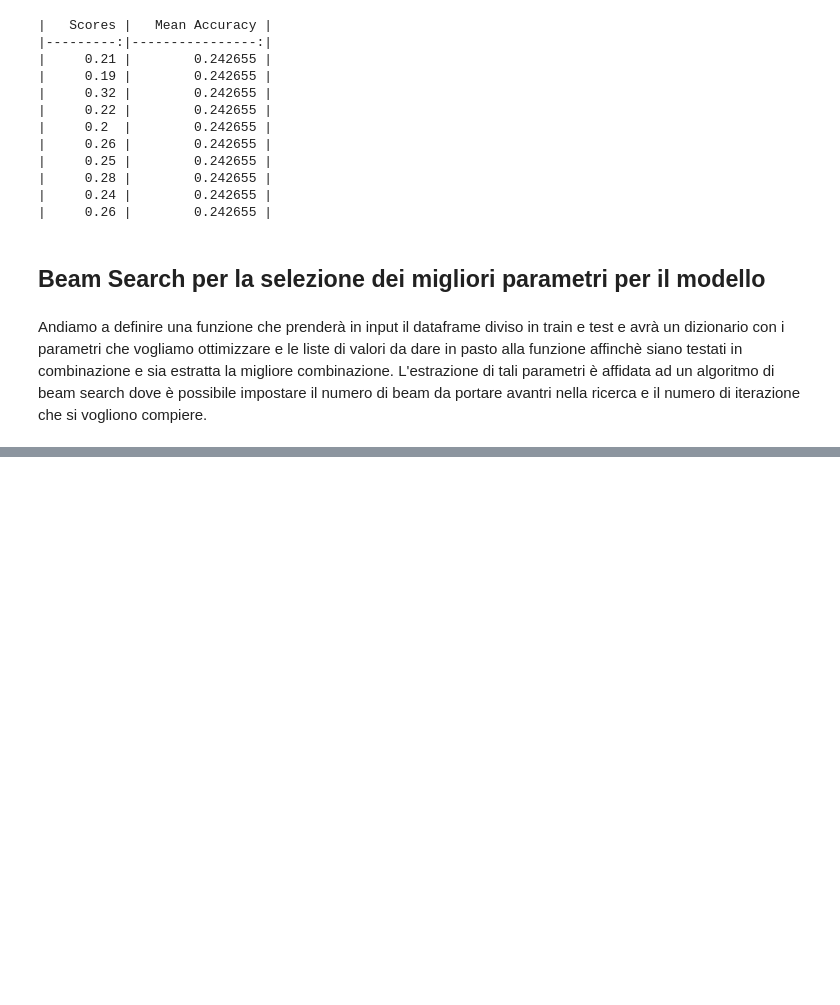
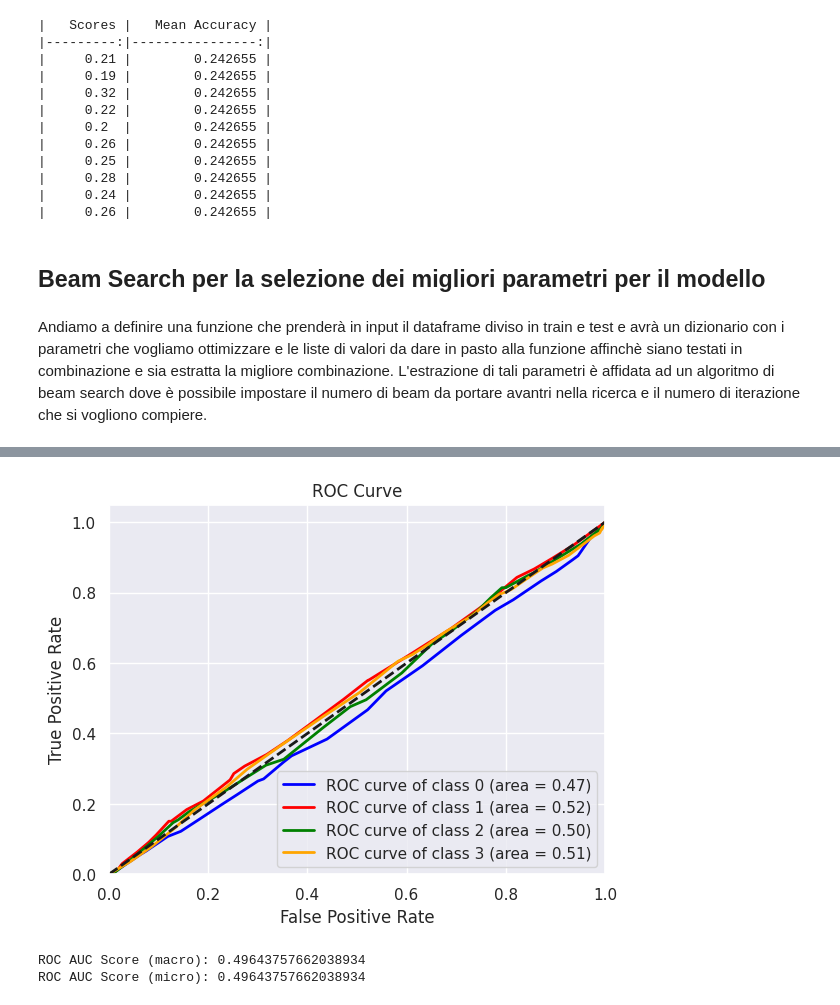
Before and after one commit to kozen88/HCV_DM23, a Jupyter notebook: PCA_e_addestramento_decisionTree_e_ottimizzazione.ipynb, the cells around one changed output, grey strips where cells are left out. Saved outputs shown, nothing was run; the diff lists cells and outputs as text; code cells hidden in the pictures; blank space fills up the shorter version.

```diff
--- a/PCA_e_addestramento_decisionTree_e_ottimizzazione.ipynb
+++ b/PCA_e_addestramento_decisionTree_e_ottimizzazione.ipynb
@@ -775,3 +987,13 @@ Accuratezza migliore: 0.23826714801444043
+# %%
+# istanziamo un nuovo modello di Decision Tree ottimale per effettuare le valutazioni con il roc_auc_score
+clf_DT4_ot = DecisionTreeClassifier(criterion='gini', splitter='best',  min_samples_split=2, min_samples_leaf=2, min_weight_fraction_leaf=0.0, max_features=None, max_leaf_nodes=3 ,min_impurity_decrease=0.0)
+
+# creazione del grafico di roc_auc_score
+evaluate_roc_auc(clf_DT4_ot, X, y)
+# %% [output]
+[figure, added]
+ROC AUC Score (macro): 0.49643757662038934
+ROC AUC Score (micro): 0.49643757662038934
 # %%
 # Definisci lo spazio dei parametri da esplorare
 param_space_2 = {
```
Also changed, not shown: parts of 29 cells of this notebook.
